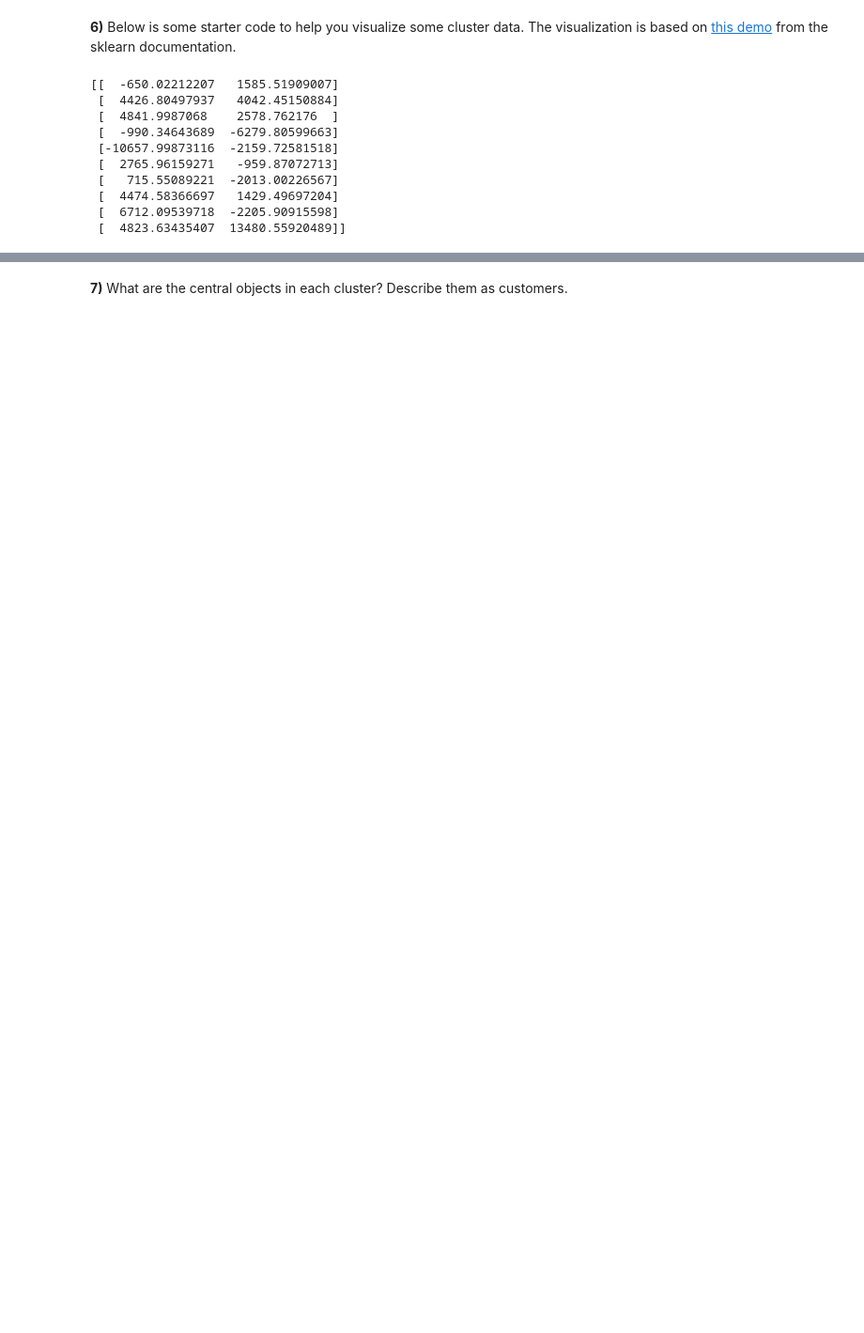
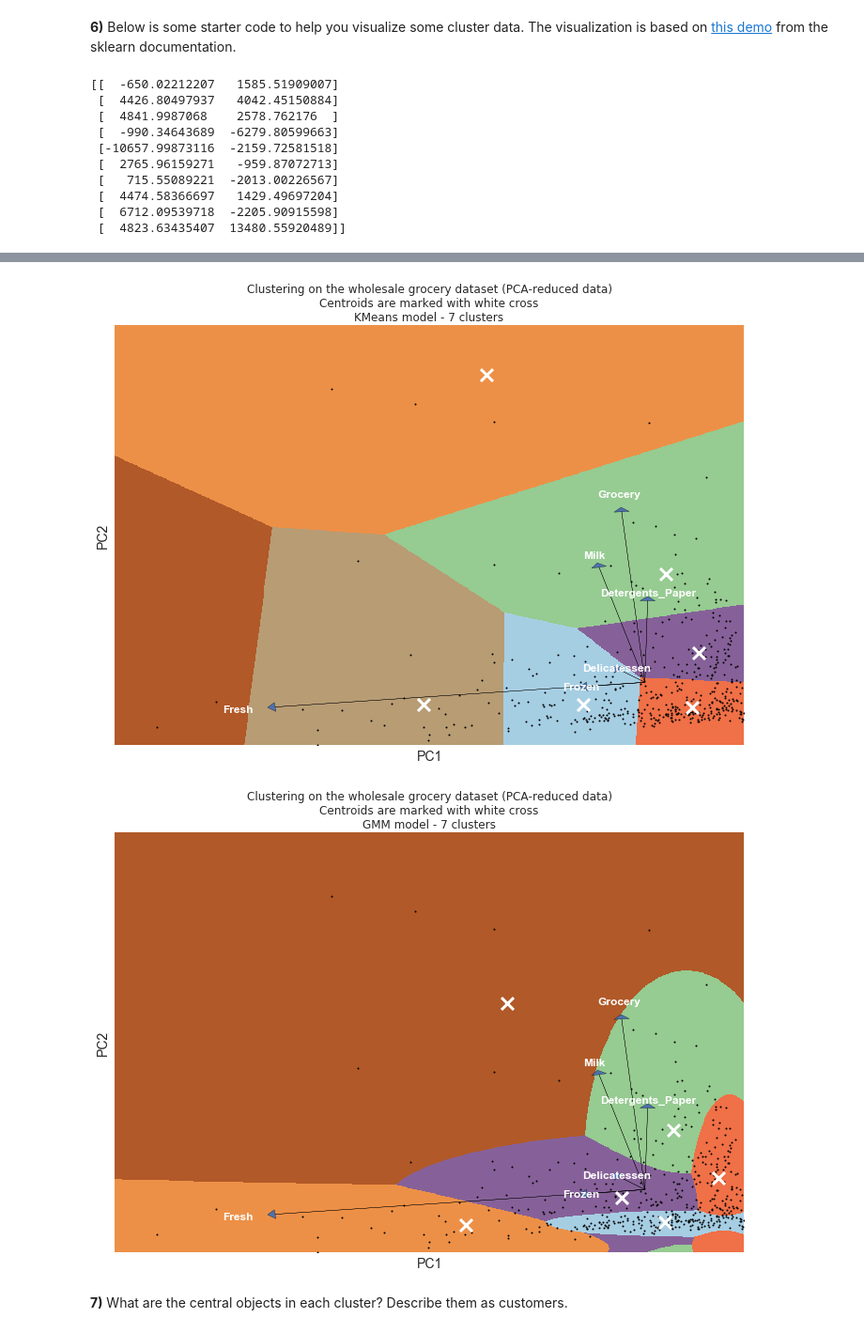
Before and after one commit to dmenin/UdacityMachineLearningEngineerNanodegree, a Jupyter notebook: 3_CreatingCustomerSegments/customer_segments.ipynb, the cells around one changed output, grey strips where cells are left out. Shown at 94% size. Drawn from its saved outputs; the diff is of its cells as text; code cells hidden in the pictures; blank space fills up the shorter version.

```diff
--- a/3_CreatingCustomerSegments/customer_segments.ipynb
+++ b/3_CreatingCustomerSegments/customer_segments.ipynb
@@ -228,11 +240,11 @@ print reduced_data[:10]  # print upto 10 elements
  [  6712.09539718  -2205.90915598]
  [  4823.63435407  13480.55920489]]
 # %%
-def get_clusters(model, n_clusters):
+def get_clusters(model, n_clusters, covariance_type):
     if model=='KMeans':
         clusters = KMeans(n_clusters=n_clusters)
     else:
-        clusters = GMM(n_components=n_clusters)
+        clusters = GMM(n_components=n_clusters, covariance_type = covariance_type, random_state = 9999)
 
     clusters.fit(reduced_data)
 
@@ -264,9 +276,7 @@ def get_clusters(model, n_clusters):
 
 
     plt.plot(reduced_data[:, 0], reduced_data[:, 1], 'k.', markersize=4)
-    plt.scatter(centroids[:, 0], centroids[:, 1],
-                marker='x', s=169, linewidths=3,
-                color='w', zorder=10)
+    plt.scatter(centroids[:, 0], centroids[:, 1], marker='x', s=169, linewidths=3,color='w', zorder=10)
     plt.title('Clustering on the wholesale grocery dataset (PCA-reduced data)\n'
               'Centroids are marked with white cross\n' + model +' model - '+ str(n_clusters) +' clusters')
 
@@ -282,12 +292,13 @@ def get_clusters(model, n_clusters):
 
 
     feature_vectors = pca.components_.T
-    feature_vectors =  feature_vectors[0:2]
-    arrow_size, text_pos = 2e4, 2.5e4
+    feature_vectors =  feature_vectors#[0:2]
+    arrow_size, text_pos = 5e4, 5.5e4
     for i, v in enumerate(feature_vectors):
         plt.arrow(0, 0, arrow_size*v[0], arrow_size*v[1], head_width=2000, head_length=1000)
-        plt.text(v[0]*text_pos, v[1]*text_pos, df.columns[i], color='w', ha='center', va='center', fontsize=16, fontweight='bold')
+        plt.text(v[0]*text_pos, v[1]*text_pos, df.columns[i], color='w', ha='center', va='center', fontsize=12, fontweight='bold')
     plt.xlabel("PC1", fontsize=14)
     plt.ylabel("PC2", fontsize=14)
 
     plt.show()
+    return centroids
@@ -300,3 +353,10 @@ get_clusters('GMM',4)
+# %%
+#KMeans is only for comparisson so it will use the same values as GMM
+centroids = get_clusters('KMeans', best_gmm.n_components, best_gmm.covariance_type)
+centroids = get_clusters('GMM'    ,best_gmm.n_components, best_gmm.covariance_type)
+# %% [output]
+[figure, added]
+[figure, added]
 # %% [markdown]
 **7)** What are the central objects in each cluster? Describe them as customers.
 # %% [markdown]
```
Also changed, not shown: parts of 12 cells of this notebook.
